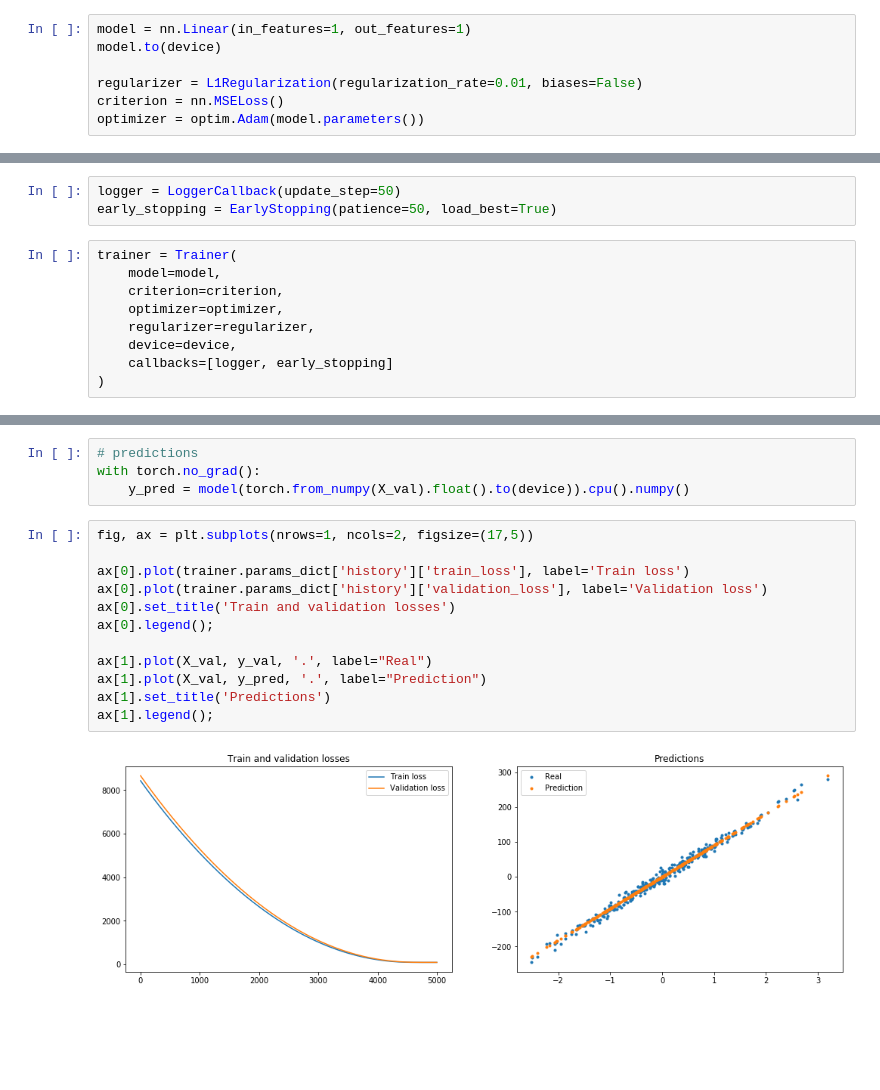
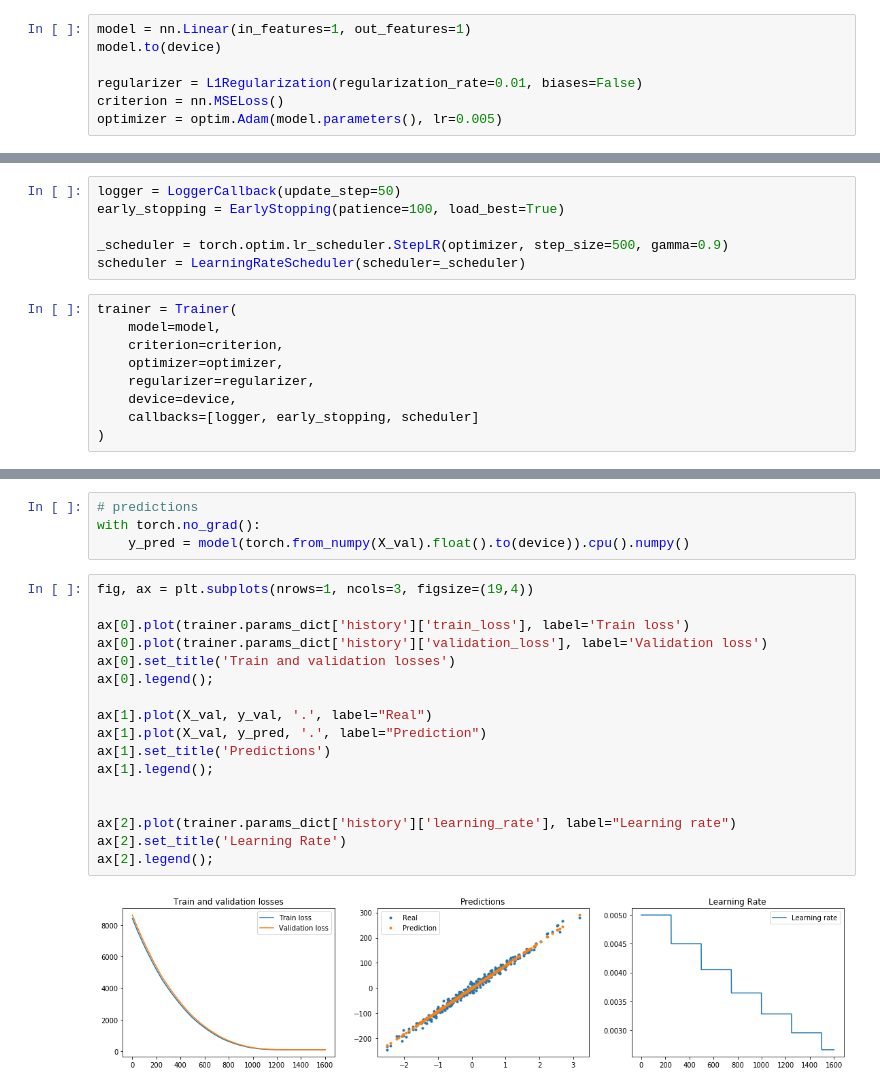
Before and after one commit to Xylambda/torchfitter, a Jupyter notebook: examples/Usage.ipynb, the cells around one changed output, grey strips where cells are left out. Cells and saved outputs as stored; diff of their text form; blank space fills up the shorter version.

Commit message:
TST, ENH: fix tests. Add LR scheduler callback. Update README and other files

```diff
--- a/examples/Usage.ipynb
+++ b/examples/Usage.ipynb
@@ -45,5 +45,5 @@ model.to(device)
 
 regularizer = L1Regularization(regularization_rate=0.01, biases=False)
 criterion = nn.MSELoss()
-optimizer = optim.Adam(model.parameters())
+optimizer = optim.Adam(model.parameters(), lr=0.005)
 # %%
@@ -51,6 +51,9 @@ from torchfitter.callbacks import LoggerCallback, EarlyStopping
 # %%
 logger = LoggerCallback(update_step=50)
-early_stopping = EarlyStopping(patience=50, load_best=True)
+early_stopping = EarlyStopping(patience=100, load_best=True)
+
+_scheduler = torch.optim.lr_scheduler.StepLR(optimizer, step_size=500, gamma=0.9)
+scheduler = LearningRateScheduler(scheduler=_scheduler)
 # %%
 trainer = Trainer(
     model=model,
@@ -58,7 +61,7 @@ trainer = Trainer(
     optimizer=optimizer,
     regularizer=regularizer,
     device=device,
-    callbacks=[logger, early_stopping]
+    callbacks=[logger, early_stopping, scheduler]
 )
 # %%
 # wrap data in Dataset
@@ -101,16 +104,21 @@ from torchfitter.conventions import ParamsDict
 with torch.no_grad():
     y_pred = model(torch.from_numpy(X_val).float().to(device)).cpu().numpy()
 # %%
-fig, ax = plt.subplots(nrows=1, ncols=2, figsize=(17,5))
+fig, ax = plt.subplots(nrows=1, ncols=3, figsize=(19,4))
 
 ax[0].plot(trainer.params_dict['history']['train_loss'], label='Train loss')
 ax[0].plot(trainer.params_dict['history']['validation_loss'], label='Validation loss')
 ax[0].set_title('Train and validation losses')
 ax[0].legend();
 
 ax[1].plot(X_val, y_val, '.', label="Real")
 ax[1].plot(X_val, y_pred, '.', label="Prediction")
 ax[1].set_title('Predictions')
 ax[1].legend();
+
+
+ax[2].plot(trainer.params_dict['history']['learning_rate'], label="Learning rate")
+ax[2].set_title('Learning Rate')
+ax[2].legend();
 # %% [output]
-[figure, old version]
+[figure, new version]
```
Also changed, not shown: parts of 2 cells of this notebook, 8 other files.
